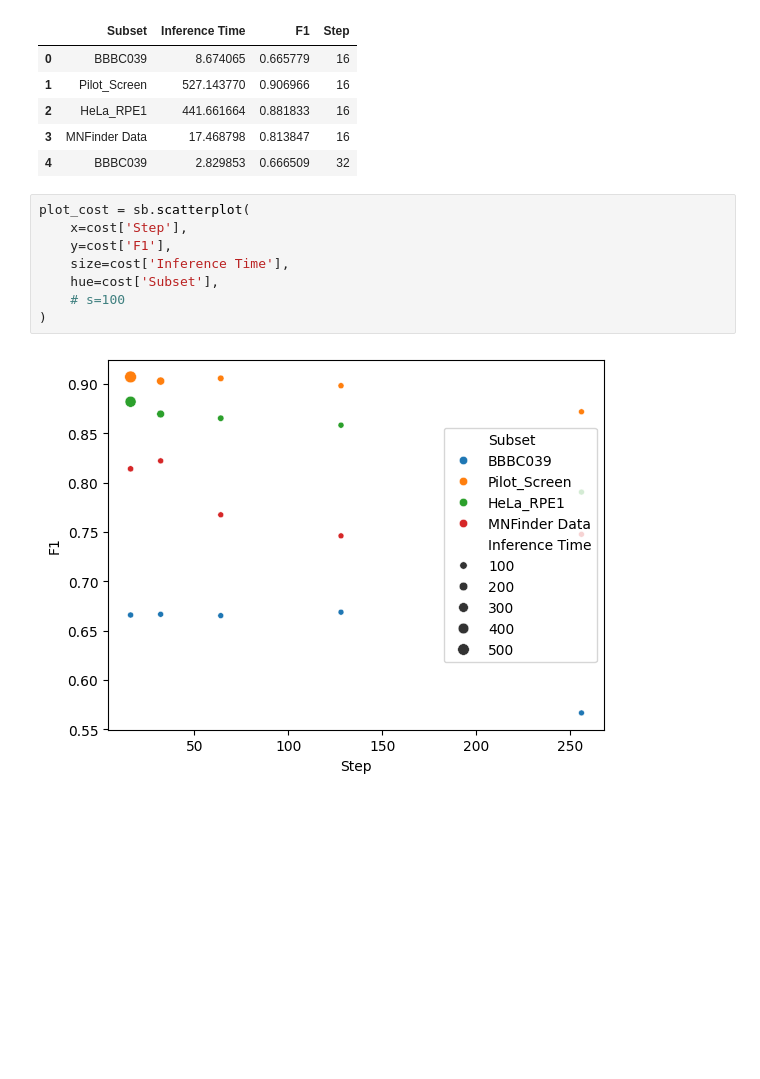
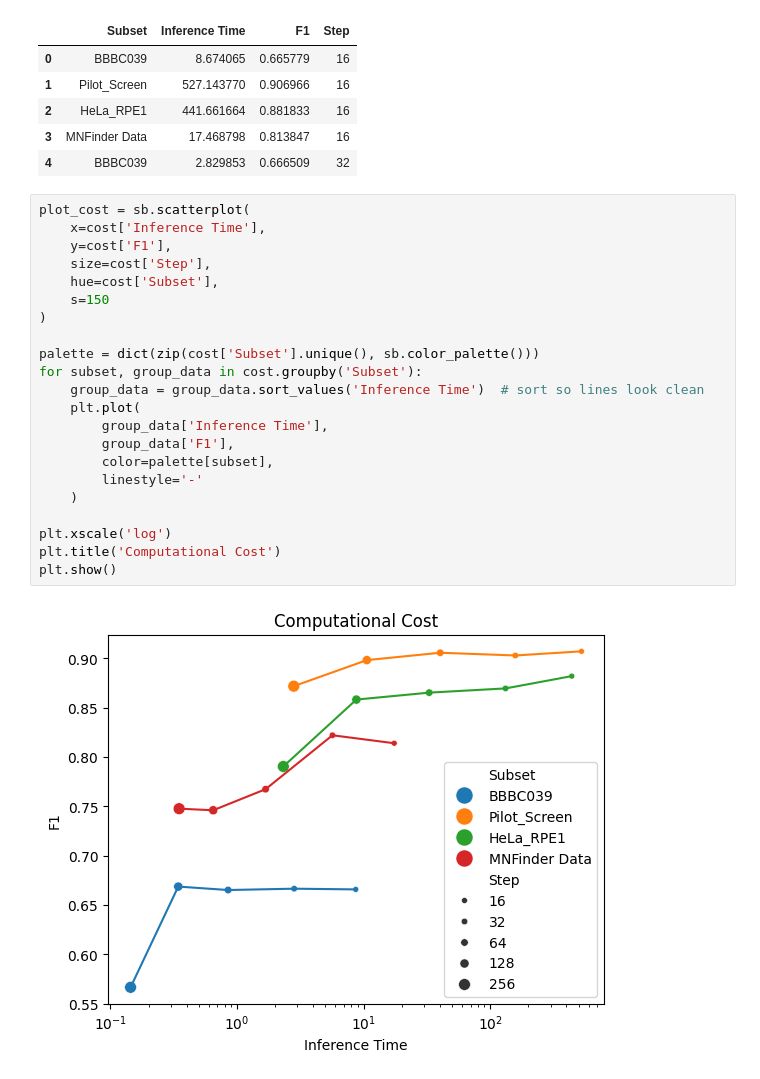
Before and after one commit to CaicedoLab/micronuclei-detection, a Jupyter notebook: figures/figure5.ipynb, the cells around one changed output. Drawn from its saved outputs; the diff is of its cells as text; blank space fills up the shorter version.

Commit message:
update paper figure5

```diff
--- a/figures/figure5.ipynb
+++ b/figures/figure5.ipynb
@@ -111,13 +111,27 @@ cost.head()
 | 2 | HeLa_RPE1 | 441.661664 | 0.881833 | 16 |
 | 3 | MNFinder Data | 17.468798 | 0.813847 | 16 |
 | 4 | BBBC039 | 2.829853 | 0.666509 | 32 |
-# %%
-plot_cost = sb.scatterplot(
-    x=cost['Step'],
-    y=cost['F1'],
-    size=cost['Inference Time'],
-    hue=cost['Subset'],
-    # s=100
-)
-# %% [output]
-[figure, removed]
+# %%
+plot_cost = sb.scatterplot(
+    x=cost['Inference Time'],
+    y=cost['F1'],
+    size=cost['Step'],
+    hue=cost['Subset'],
+    s=150
+)
+
+palette = dict(zip(cost['Subset'].unique(), sb.color_palette()))
+for subset, group_data in cost.groupby('Subset'):
+    group_data = group_data.sort_values('Inference Time')  # sort so lines look clean
+    plt.plot(
+        group_data['Inference Time'],
+        group_data['F1'],
+        color=palette[subset],
+        linestyle='-'
+    )
+
+plt.xscale('log')
+plt.title('Computational Cost')
+plt.show()
+# %% [output]
+[figure, added]
```
Also changed, not shown: parts of 2 cells of this notebook.
